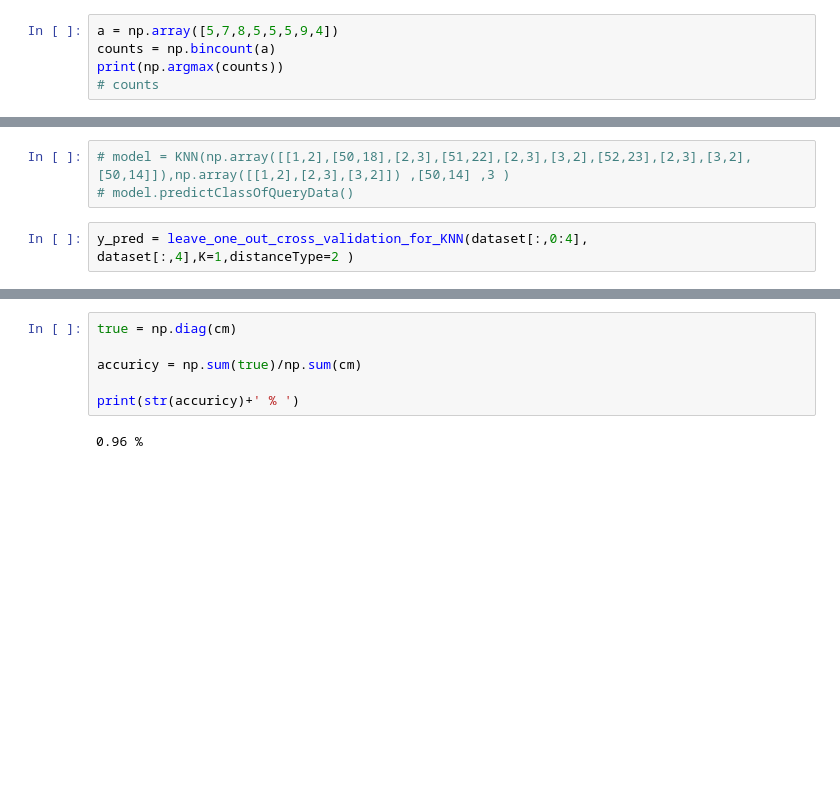
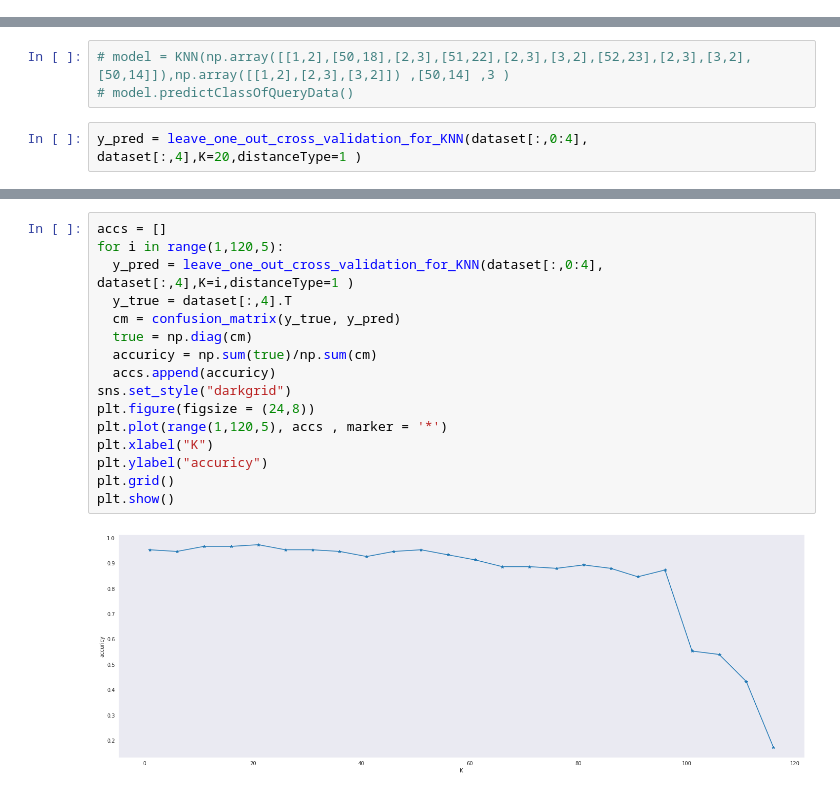
Before and after one commit to farhadhsn8/MLP, a Jupyter notebook: implementation_KNN.ipynb, the cells around one changed output, grey strips where cells are left out. Cells and saved outputs as stored; diff of their text form; blank space fills up the shorter version.

```diff
--- a/implementation_KNN.ipynb
+++ b/implementation_KNN.ipynb
@@ -28,5 +25,0 @@ Iris = sns.load_dataset("iris")
-# %%
-a = np.array([5,7,8,5,5,5,9,4])
-counts = np.bincount(a)
-print(np.argmax(counts))
-# counts
@@ -118,5 +105,5 @@ g.add_legend()
 # model = KNN(np.array([[1,2],[50,18],[2,3],[51,22],[2,3],[3,2],[52,23],[2,3],[3,2],[50,14]]),np.array([[1,2],[2,3],[3,2]]) ,[50,14] ,3 )
 # model.predictClassOfQueryData()
 # %%
-y_pred = leave_one_out_cross_validation_for_KNN(dataset[:,0:4], dataset[:,4],K=1,distanceType=2 )
+y_pred = leave_one_out_cross_validation_for_KNN(dataset[:,0:4], dataset[:,4],K=20,distanceType=1 )
 # %%
@@ -132,9 +125,19 @@ sns.heatmap(df_cm, annot=True)
 [figure]
-# %%
-true = np.diag(cm)
-
-accuricy = np.sum(true)/np.sum(cm)
-
-print(str(accuricy)+' % ')
-# %% [output]
-0.96 %
+# %%
+accs = []
+for i in range(1,120,5):
+  y_pred = leave_one_out_cross_validation_for_KNN(dataset[:,0:4], dataset[:,4],K=i,distanceType=1 )
+  y_true = dataset[:,4].T
+  cm = confusion_matrix(y_true, y_pred)
+  true = np.diag(cm)
+  accuricy = np.sum(true)/np.sum(cm)
+  accs.append(accuricy)
+sns.set_style("darkgrid")
+plt.figure(figsize = (24,8))
+plt.plot(range(1,120,5), accs , marker = '*')
+plt.xlabel("K")
+plt.ylabel("accuricy")
+plt.grid()
+plt.show()
+# %% [output]
+[figure, added]
```
Also changed, not shown: parts of 5 cells of this notebook.
